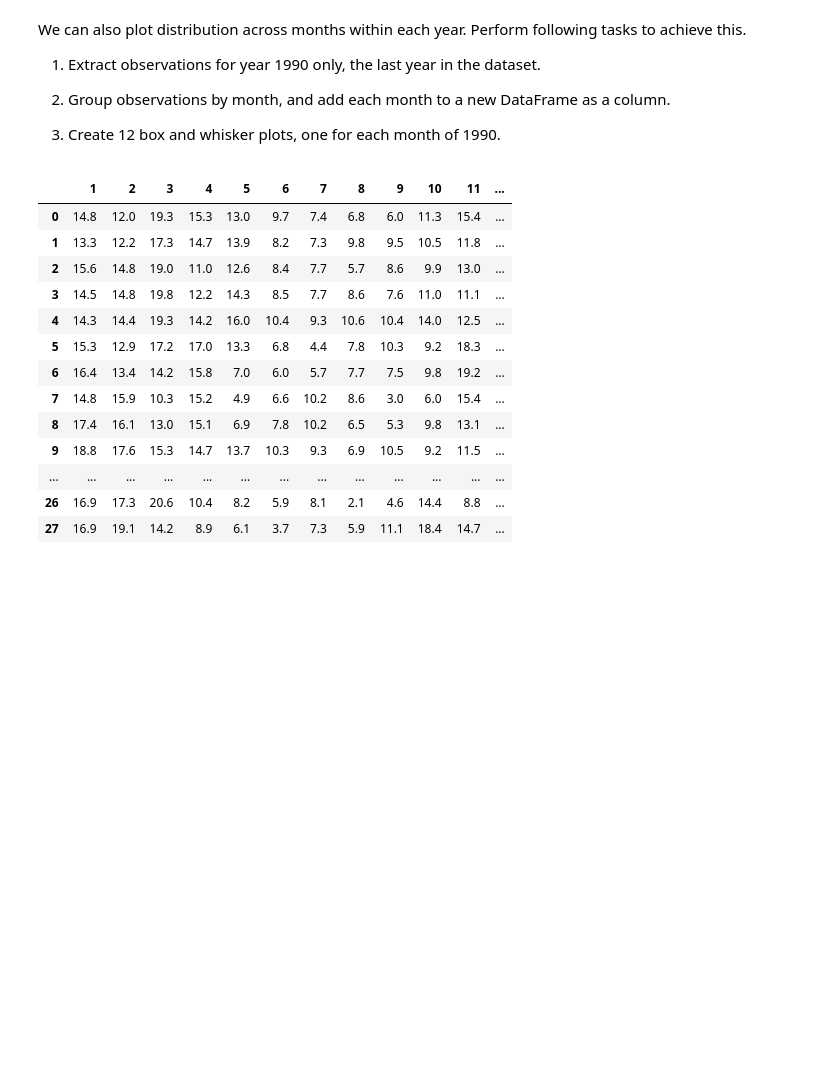
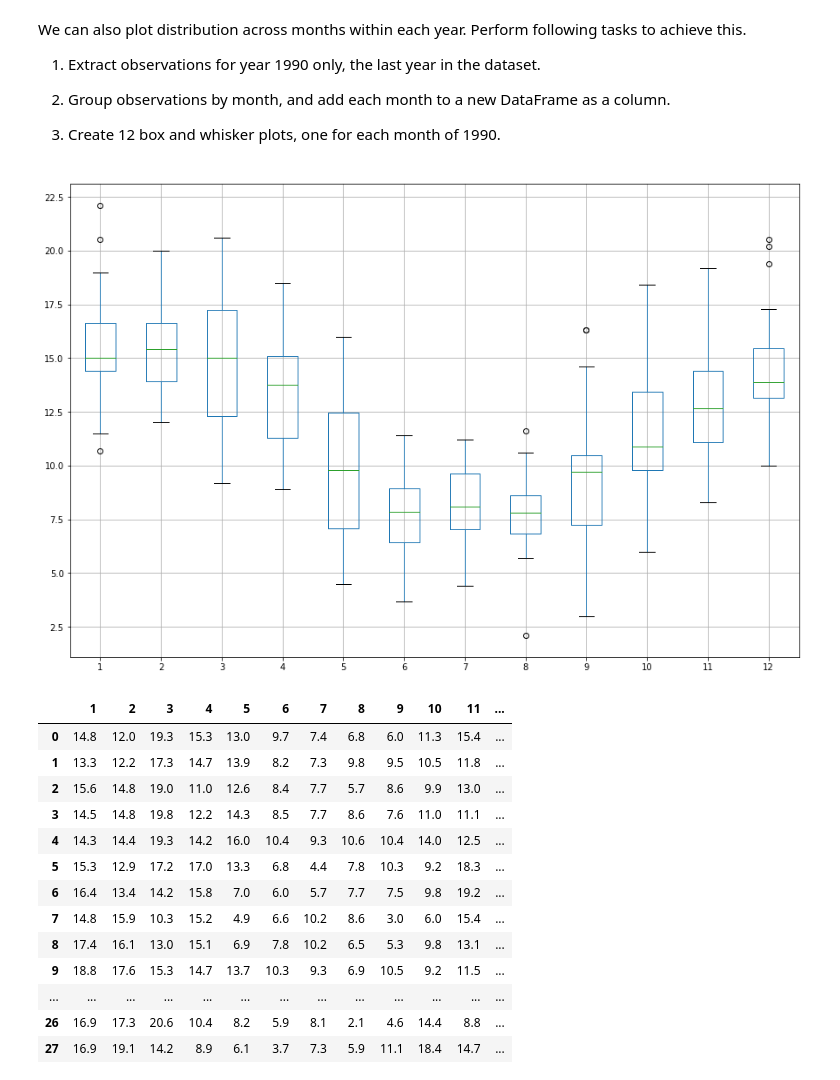
Before and after one commit to asafi1997/dsc-visualizing-time-series-data-lab-nyc-ds-060319, a Jupyter notebook: index.ipynb, the cells around one changed output. Drawn from its saved outputs; the diff is of its cells as text; code cells hidden in the pictures; blank space fills up the shorter version.

```diff
--- a/index.ipynb
+++ b/index.ipynb
@@ -168,14 +168,18 @@ We can also plot distribution across months within each year. Perform following
 # %%
 # Use temp Dataset to extract values for 1990
 data = df['1990']
 
 # Add each month to dataFrame as a column
 data_month = data.groupby(pd.Grouper(freq = 'M'))
 months_1990 = pd.concat([pd.DataFrame(x[1].values) for x in data_month], axis=1)
 months_df = pd.DataFrame(months_1990)
 # Set the column names for each month i.e. 1,2,3, .., 12
 months_df.columns = range(1,13)
 # Plot the box and whiskers plot for each month
+months_df.boxplot(figsize = (15,10))
+plt.show()
+# %% [output]
+[figure, added]
 # %%
 months_df
 # %% [output]
```
